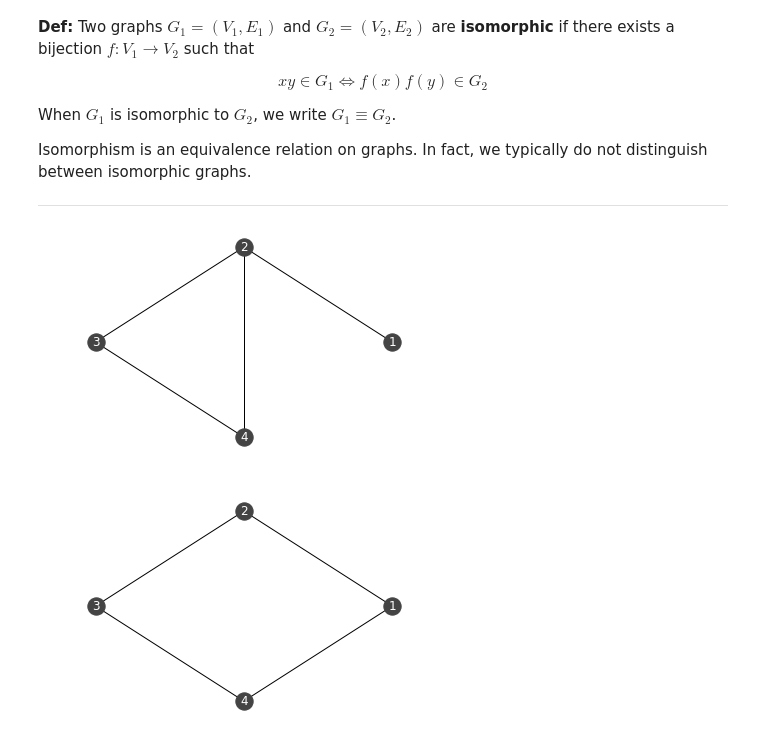
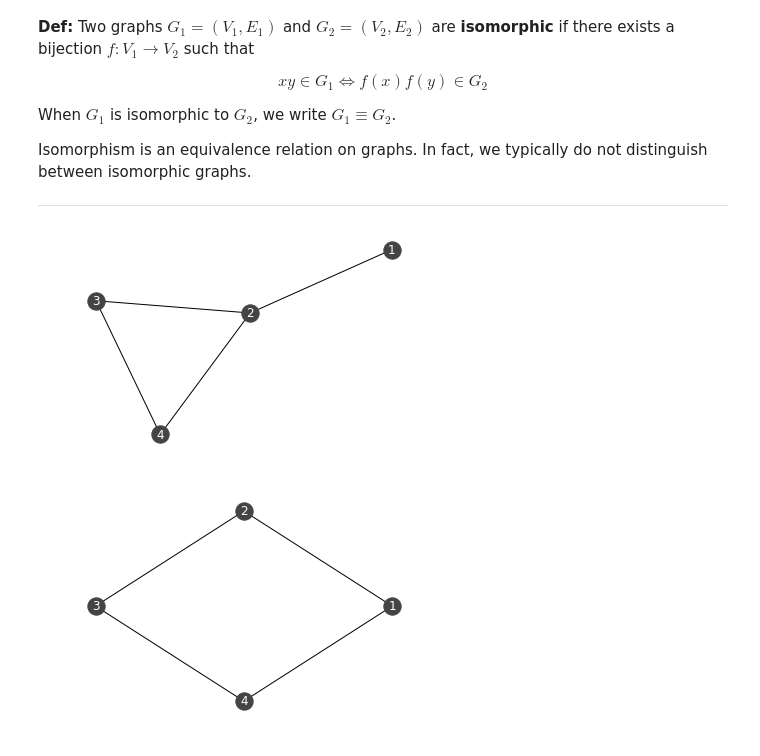
Before and after one commit to kegedy/EE502P, a Jupyter notebook: hw/kevin/HW07.ipynb, the cells around one changed output. Saved outputs shown, nothing was run; the diff lists cells and outputs as text; code cells hidden in the pictures.

```diff
--- a/hw/kevin/HW07.ipynb
+++ b/hw/kevin/HW07.ipynb
@@ -116,16 +116,16 @@ Isomorphism is an equivalence relation on graphs. In fact, we typically do not d
 # %%
 G = nx.Graph()
 G.add_nodes_from(range(1,5)) # V: 4 nodes
 G.add_edges_from([(1,2),(2,3),(3,4),(4,2)]) # 4 Edges
 basic_graph,ax = plt.subplots(1,1)
 nx.draw(G,
         ax=ax,
-        pos=nx.kamada_kawai_layout(G1),
+        pos=nx.kamada_kawai_layout(G),
         with_labels=True,
         node_color='#444444',
         font_color="white")
 # %% [output]
-[figure, old version]
+[figure, new version]
 # %%
 G = nx.Graph()
 G.add_nodes_from(range(1,5)) # V: 4 nodes
```
Also changed, not shown: parts of 24 cells of this notebook.
